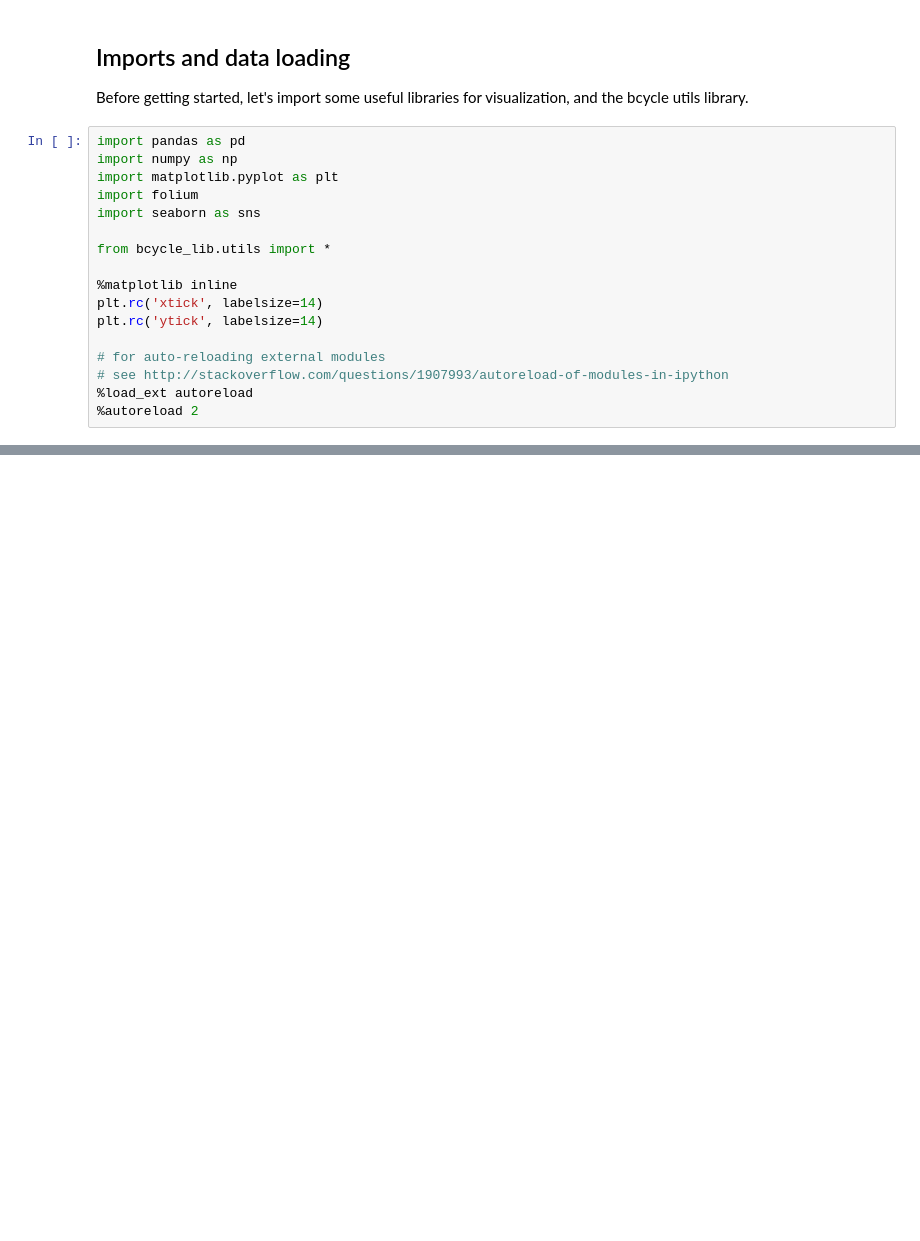
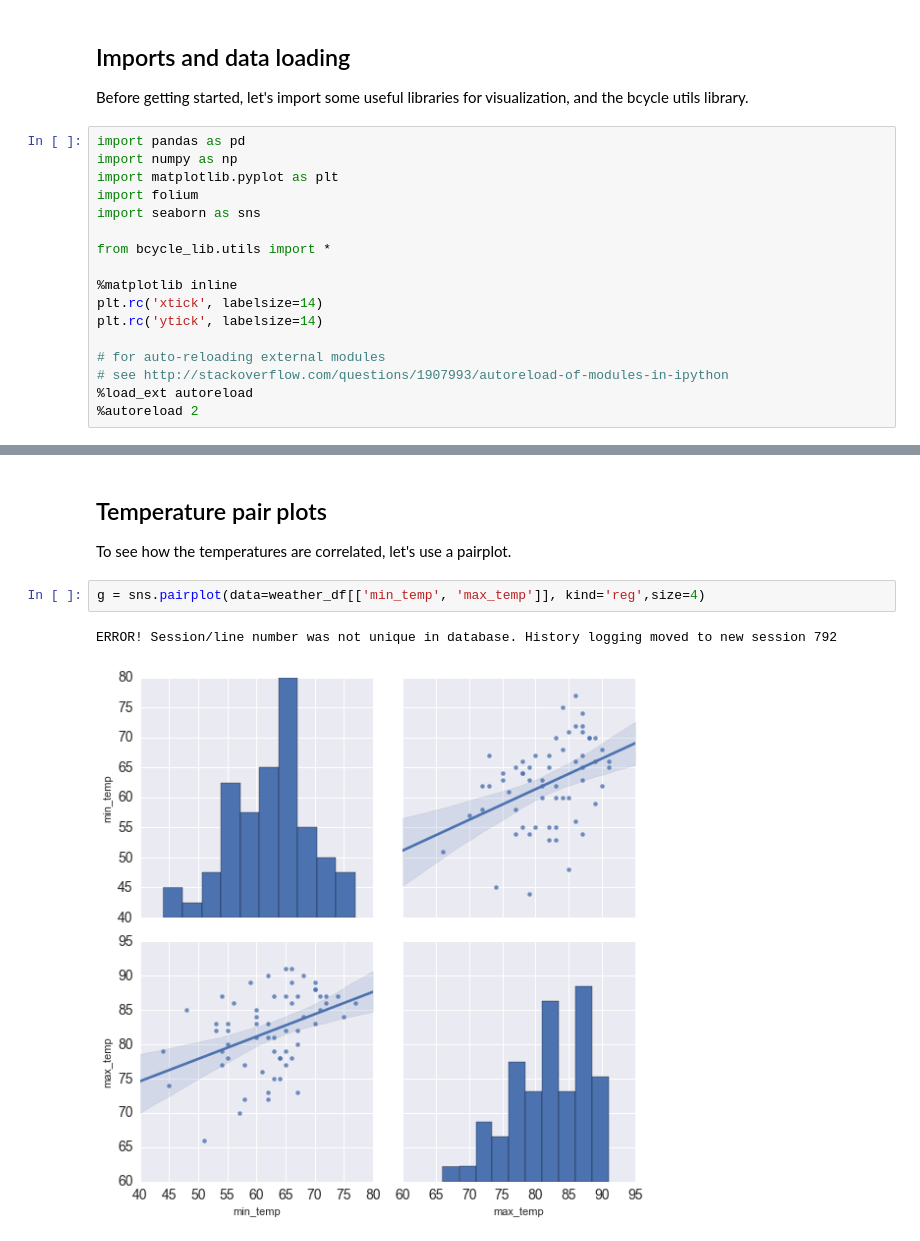
Before and after one commit to timgasser/bcycle-austin, a Jupyter notebook: notebooks/bcycle_models.ipynb, the cells around one changed output, grey strips where cells are left out. Saved outputs shown, nothing was run; the diff lists cells and outputs as text; blank space fills up the shorter version.

```diff
--- a/notebooks/bcycle_models.ipynb
+++ b/notebooks/bcycle_models.ipynb
@@ -88,0 +125,9 @@ weather_df['precipitation'].plot.bar(figsize=(20,10))
+# %% [markdown]
+## Temperature pair plots
+
+To see how the temperatures are correlated, let's use a pairplot.
+# %%
+g = sns.pairplot(data=weather_df[['min_temp', 'max_temp']], kind='reg',size=4)
+# %% [output]
+ERROR! Session/line number was not unique in database. History logging moved to new session 792
+[figure, added]
```
Also changed, not shown: parts of 28 cells of this notebook.
